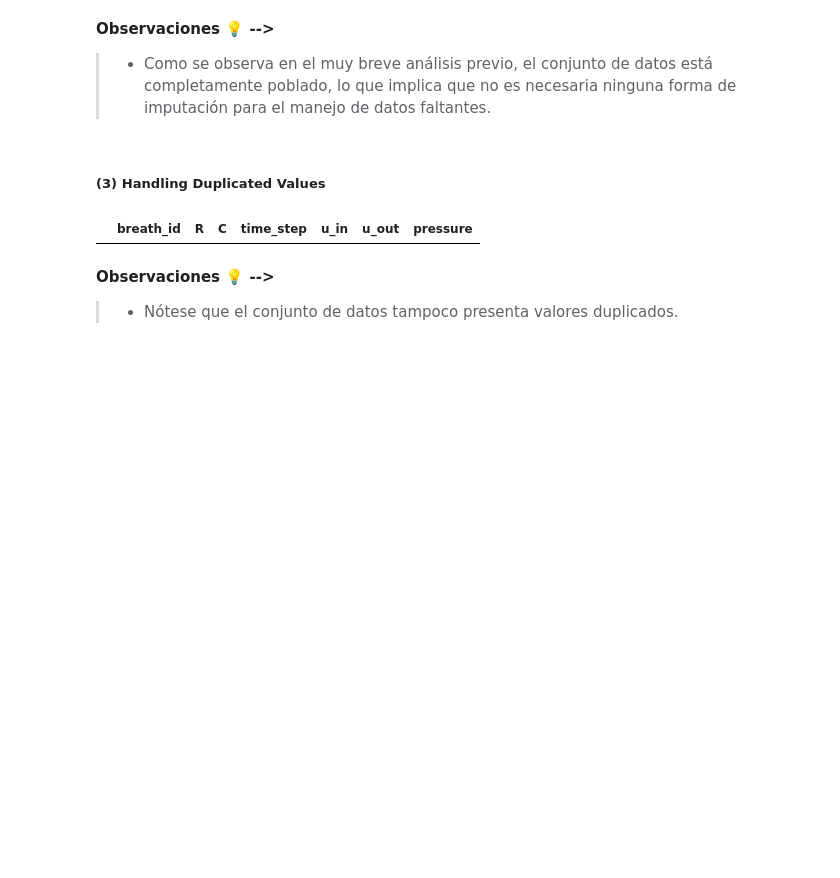
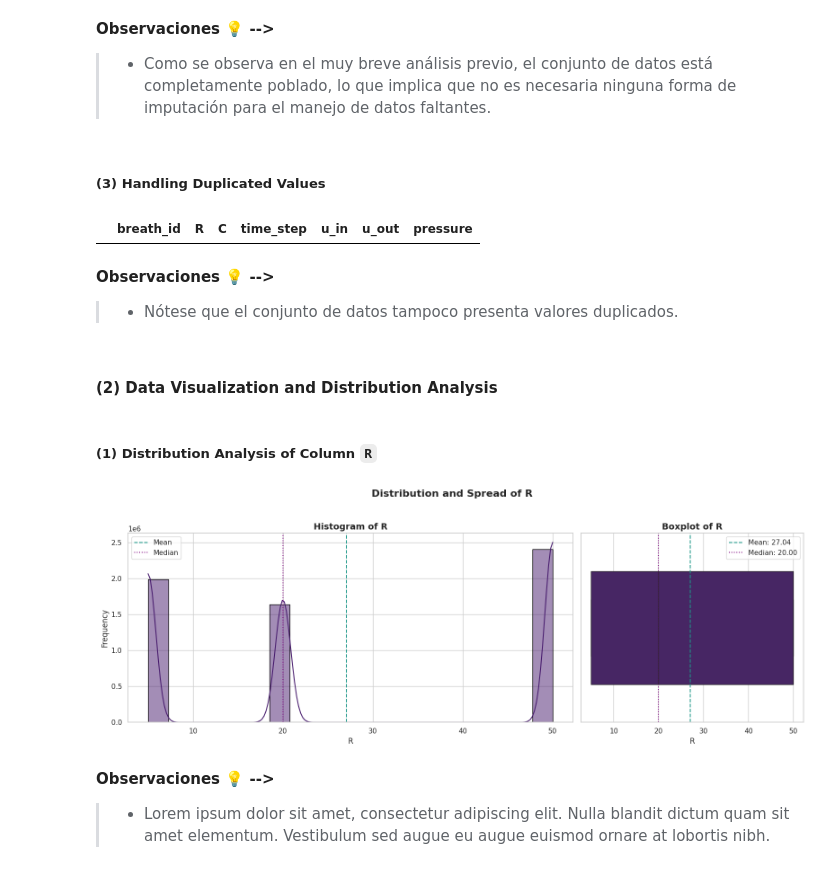
Before and after one commit to Andrea-gt/pressure-prediction, a Jupyter notebook: pressure_prediction.ipynb, the cells around one changed output. Saved outputs shown, nothing was run; the diff lists cells and outputs as text; code cells hidden in the pictures; blank space fills up the shorter version.

Commit message:
feat: Data Visualization and Distribution Analysis
Columns `R`, `C` and `time_step`.

```diff
--- a/pressure_prediction.ipynb
+++ b/pressure_prediction.ipynb
@@ -278,3 +278,45 @@ duplicates
 **Observaciones 💡 -->**
 
 > - Nótese que el conjunto de datos tampoco presenta valores duplicados.
+# %% [markdown]
+#### **(2) Data Visualization and Distribution Analysis**
+# %%
+def plot_column(df, column):
+    """
+    Generates a fancy histogram and boxplot for a specified column in the DataFrame.
+
+    Parameters:
+    - df (pd.DataFrame): The DataFrame containing the data.
+    - column (str): The column name for which to generate the plots.
+    """
+    # Set up the figure and aesthetic style
+    sns.set(style="whitegrid", palette=palette)
+    fig, axes = plt.subplots(1, 2, figsize=(16, 6), gridspec_kw={'width_ratios': [2, 1]})
+    fig.suptitle(f'Distribution and Spread of {column}', fontsize=16, fontweight='bold')
+
+    # Define colors
+    main_color = palette[0]
+    accent_color = palette[6]
+
+    # Histogram with KDE
+    sns.histplot(df[column], kde=True, color=main_color, edgecolor='black', ax=axes[0], bins=20)
+    axes[0].axvline(df[column].mean(), color=accent_color, linestyle='--', label='Mean')
+    axes[0].axvline(df[column].median(), color='purple', linestyle=':', label='Median')
+    axes[0].legend()
+    axes[0].set_title(f'Histogram of {column}', fontsize=14, fontweight='semibold')
+    axes[0].set_xlabel(column, fontsize=12)
+    axes[0].set_ylabel('Frequency', fontsize=12)
+
+    # Boxplot with additional details
+    sns.boxplot(x=df[column], color=main_color, width=0.6, ax=axes[1])
+    mean_val = df[column].mean()
+    median_val = df[column].median()
+    axes[1].axvline(mean_val, color=accent_color, linestyle='--', label=f'Mean: {mean_val:.2f}')
+    axes[1].axvline(median_val, color='purple', linestyle=':', label=f'Median: {median_val:.2f}')
+    axes[1].legend()
+    axes[1].set_title(f'Boxplot of {column}', fontsize=14, fontweight='semibold')
+    axes[1].set_xlabel(column, fontsize=12)
+
+    # Final layout adjustments
+    plt.tight_layout(rect=[0, 0, 1, 0.95])  # Leaves space for the main title
+    plt.show()
@@ -280,0 +346,10 @@ duplicates
+# %% [markdown]
+##### **(1) Distribution Analysis of Column `R`**
+# %%
+plot_column(df, 'R')  # Generate and display a histogram and boxplot for the column 'R' in the DataFrame 'df'
+# %% [output]
+[figure, added]
+# %% [markdown]
+**Observaciones 💡 -->**
+
+> - Lorem ipsum dolor sit amet, consectetur adipiscing elit. Nulla blandit dictum quam sit amet elementum. Vestibulum sed augue eu augue euismod ornare at lobortis nibh.
```
Also changed, not shown: parts of 17 cells of this notebook.
